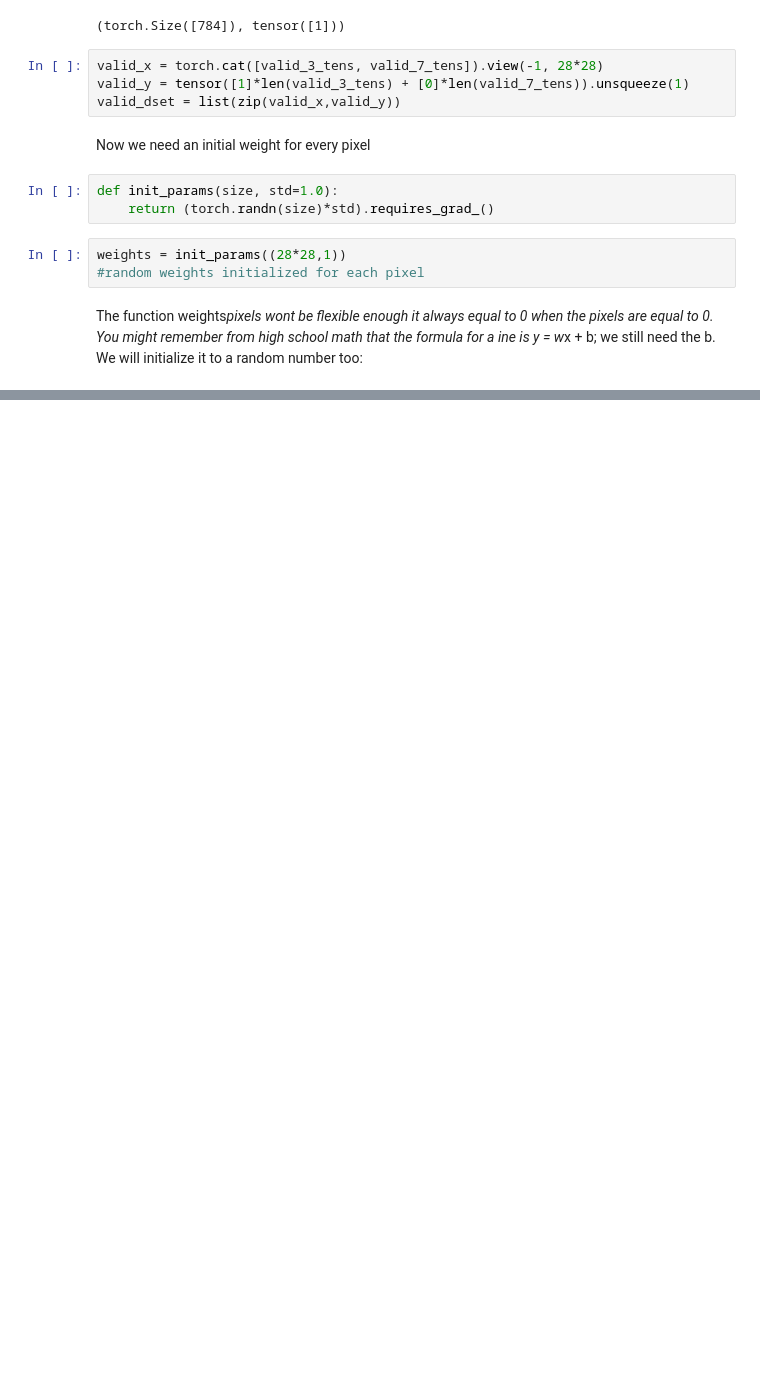
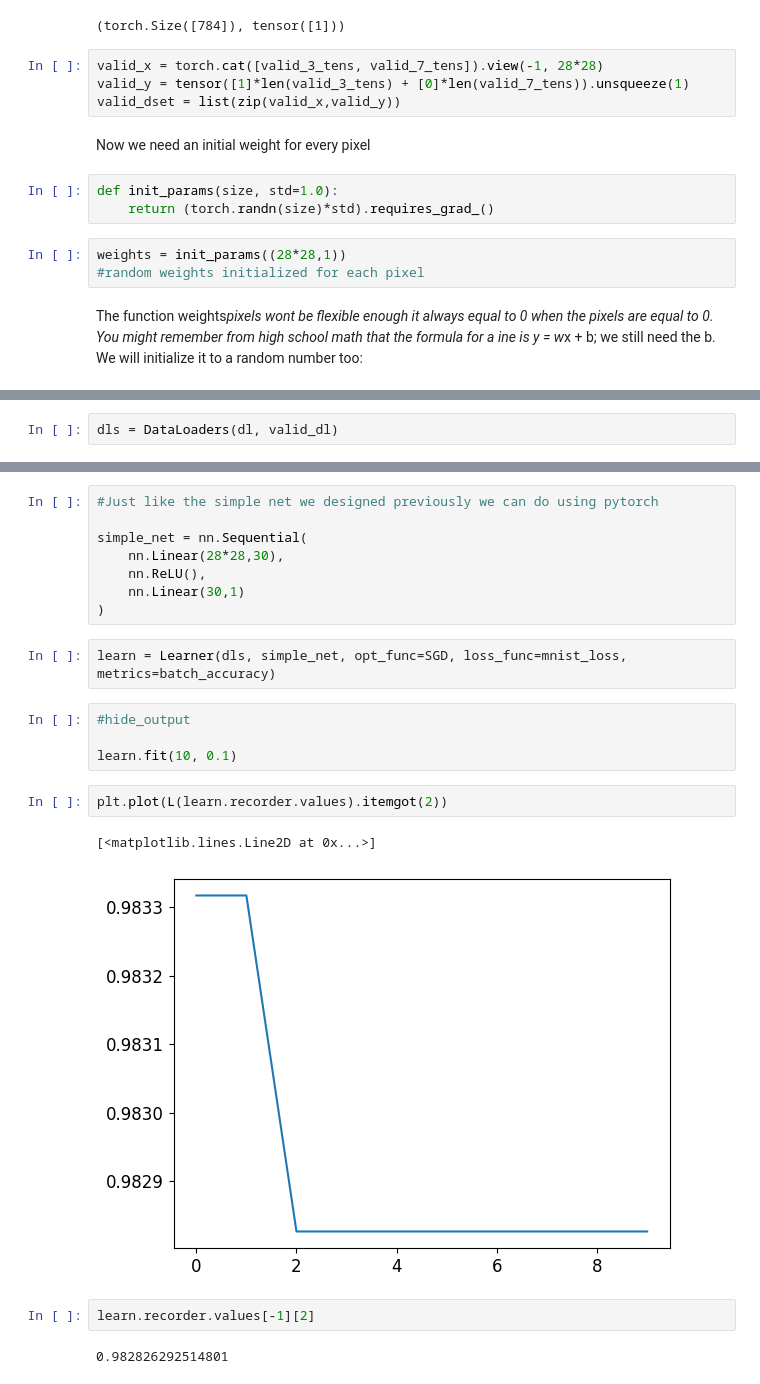
Before and after one commit to ARKA1112/FastAI_self, a Jupyter notebook: 04-book.ipynb, the cells around one changed output, grey strips where cells are left out. Saved outputs shown, nothing was run; the diff lists cells and outputs as text; blank space fills up the shorter version.

```diff
--- a/04-book.ipynb
+++ b/04-book.ipynb
@@ -647,0 +978,2 @@ tensor([[11.8813],
+# %%
+dls = DataLoaders(dl, valid_dl)
@@ -647,0 +1024,23 @@ tensor([[11.8813],
+# %%
+#Just like the simple net we designed previously we can do using pytorch
+
+simple_net = nn.Sequential(
+    nn.Linear(28*28,30),
+    nn.ReLU(),
+    nn.Linear(30,1)
+)
+# %%
+learn = Learner(dls, simple_net, opt_func=SGD, loss_func=mnist_loss, metrics=batch_accuracy)
+# %%
+#hide_output
+
+learn.fit(10, 0.1)
+# %%
+plt.plot(L(learn.recorder.values).itemgot(2))
+# %% [output]
+[<matplotlib.lines.Line2D at 0x...>]
+[figure, added]
+# %%
+learn.recorder.values[-1][2]
+# %% [output]
+0.982826292514801
```
Also changed, not shown: parts of 104 cells of this notebook.
